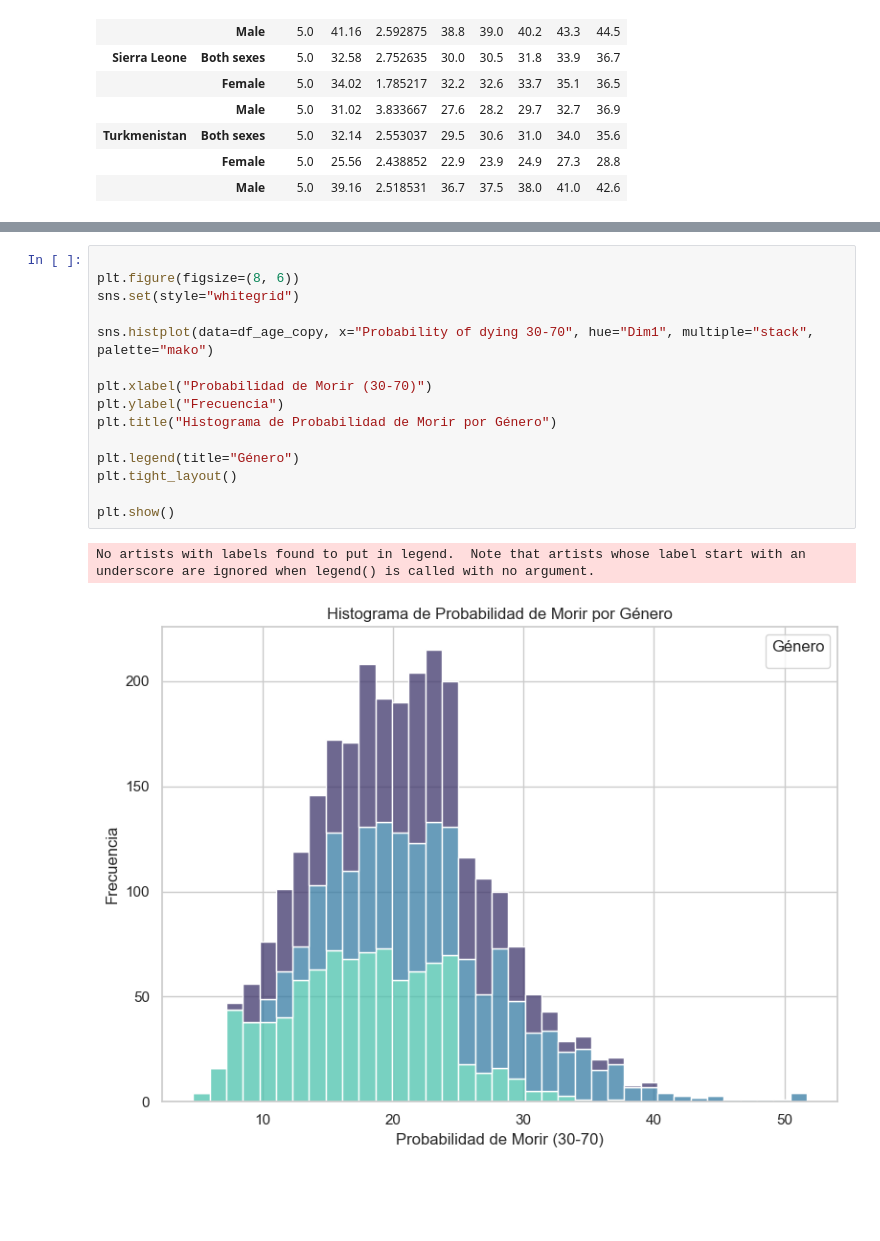
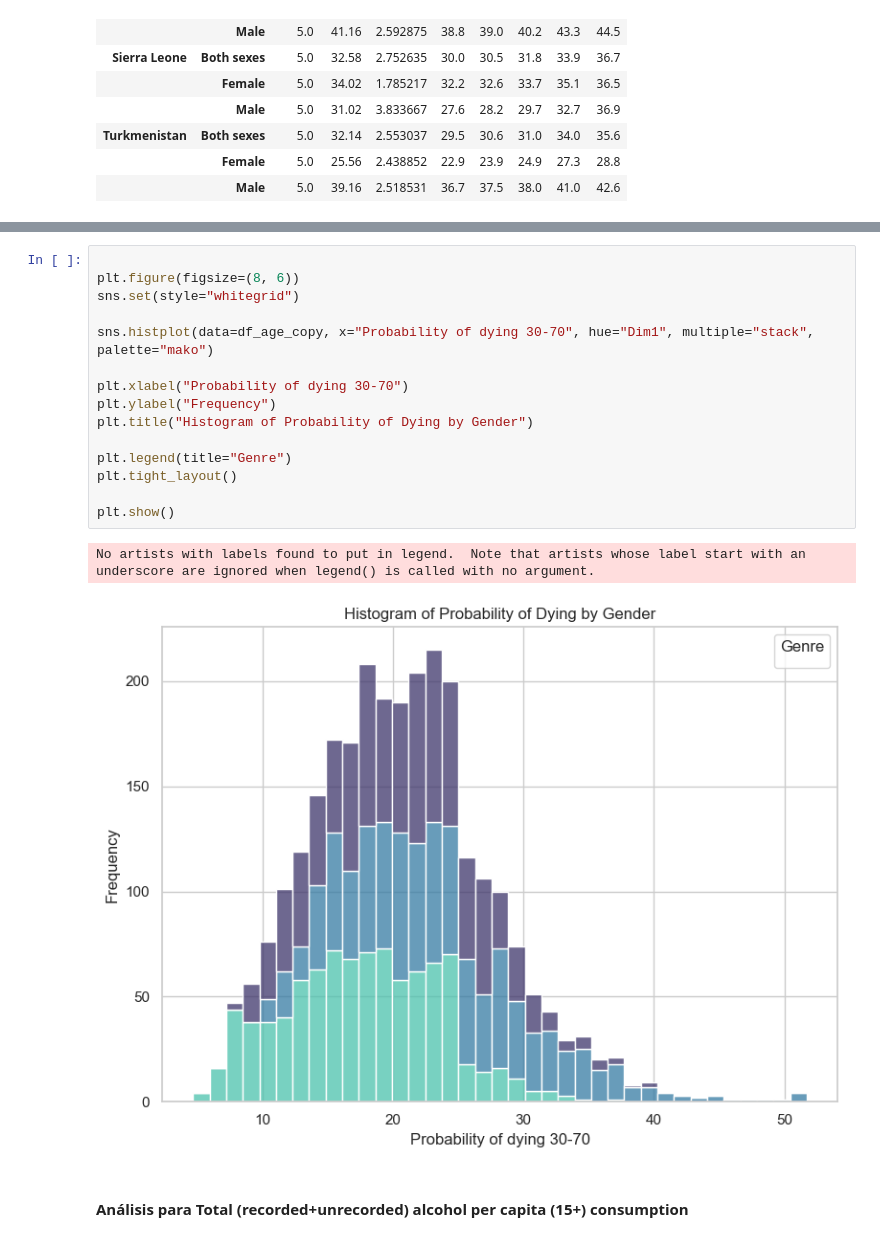
Before and after one commit to lauracamilaballesteros/Biostatistics-analysis, a Jupyter notebook: prueba.ipynb, the cells around one changed output, grey strips where cells are left out. Saved outputs shown, nothing was run; the diff lists cells and outputs as text; blank space fills up the shorter version.

```diff
--- a/prueba.ipynb
+++ b/prueba.ipynb
@@ -848,18 +847,20 @@ plot_genre_by_country(filtered_data_less, x_label='Countries', y_label='Mean of
 # %%
 
 plt.figure(figsize=(8, 6))
 sns.set(style="whitegrid")
 
 sns.histplot(data=df_age_copy, x="Probability of dying 30-70", hue="Dim1", multiple="stack", palette="mako")
 
-plt.xlabel("Probabilidad de Morir (30-70)")
-plt.ylabel("Frecuencia")
-plt.title("Histograma de Probabilidad de Morir por Género")
+plt.xlabel("Probability of dying 30-70")
+plt.ylabel("Frequency")
+plt.title("Histogram of Probability of Dying by Gender")
 
-plt.legend(title="Género")
+plt.legend(title="Genre")
 plt.tight_layout()
 
 plt.show()
 # %% [output]
 No artists with labels found to put in legend.  Note that artists whose label start with an underscore are ignored when legend() is called with no argument.
-[figure, old version]
+[figure, new version]
+# %% [markdown]
+#### **Análisis para Total (recorded+unrecorded) alcohol per capita (15+) consumption**
```
Also changed, not shown: parts of 56 cells of this notebook, 2 other files.
